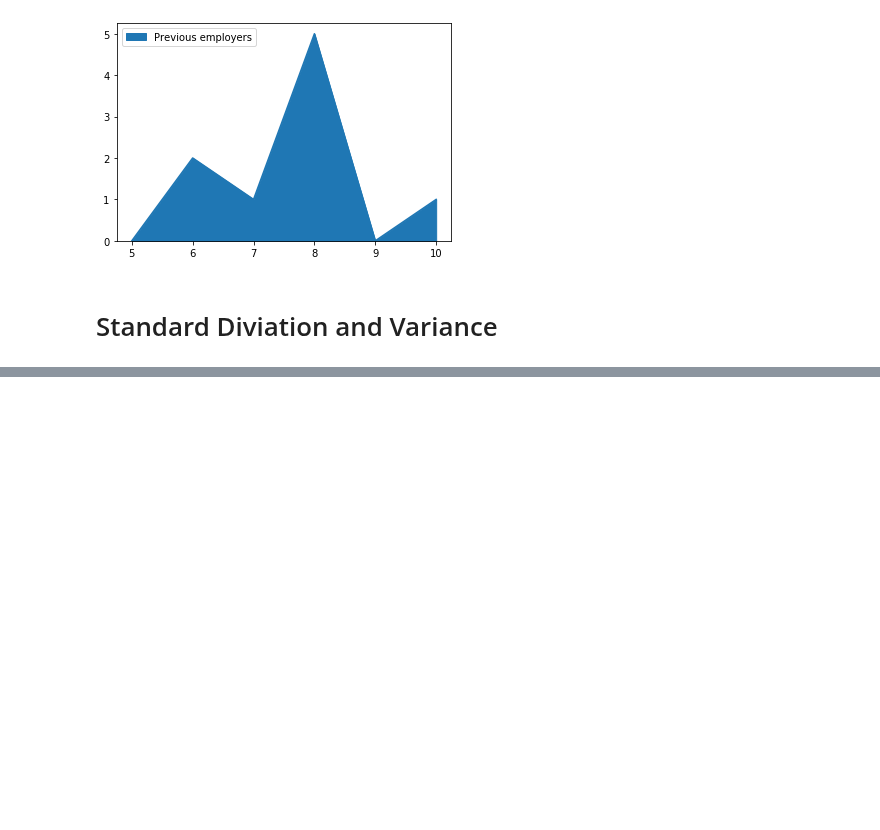
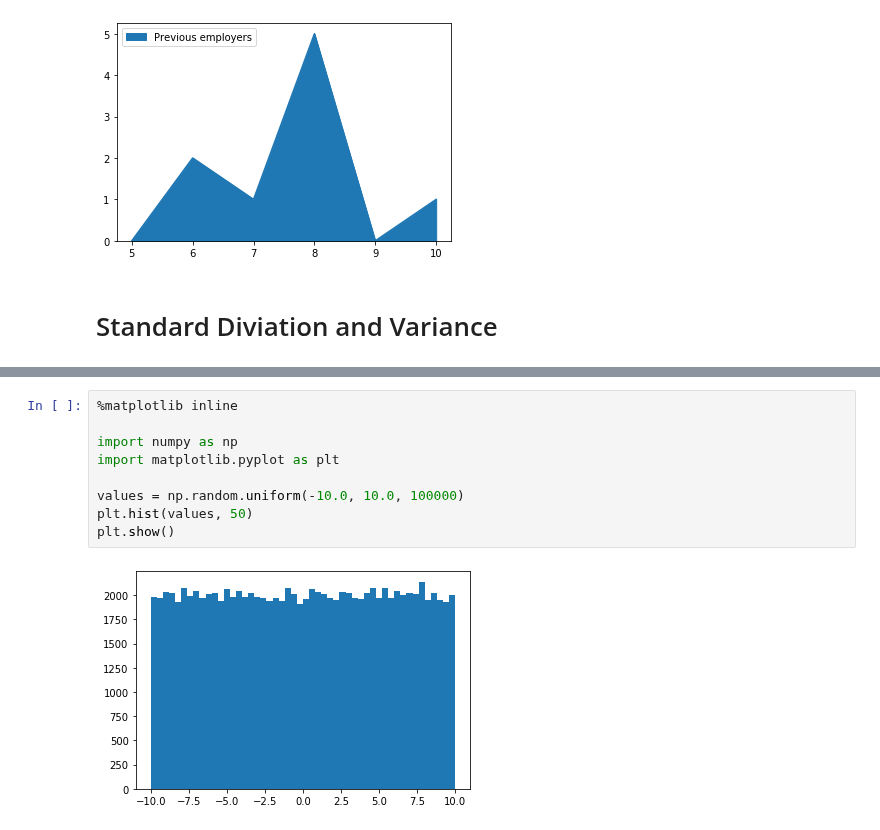
Before and after one commit to dariushazimi/notebooks, a Jupyter notebook: Machine_learning_data_science_and_deep_learning_with_python.ipynb, the cells around one changed output, grey strips where cells are left out. Drawn from its saved outputs; the diff is of its cells as text; blank space fills up the shorter version.

```diff
--- a/Machine_learning_data_science_and_deep_learning_with_python.ipynb
+++ b/Machine_learning_data_science_and_deep_learning_with_python.ipynb
@@ -361,0 +417,11 @@ lala.plot(kind='area'); #open plot documentation
+# %%
+%matplotlib inline
+
+import numpy as np
+import matplotlib.pyplot as plt
+
+values = np.random.uniform(-10.0, 10.0, 100000)
+plt.hist(values, 50)
+plt.show()
+# %% [output]
+[figure, added]
```
Also changed, not shown: parts of 15 cells of this notebook.
